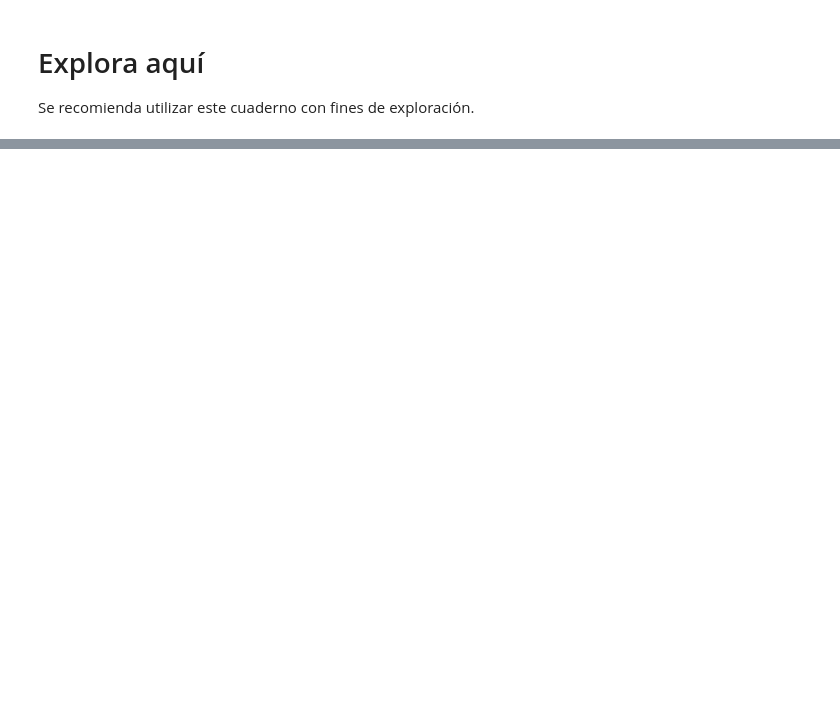
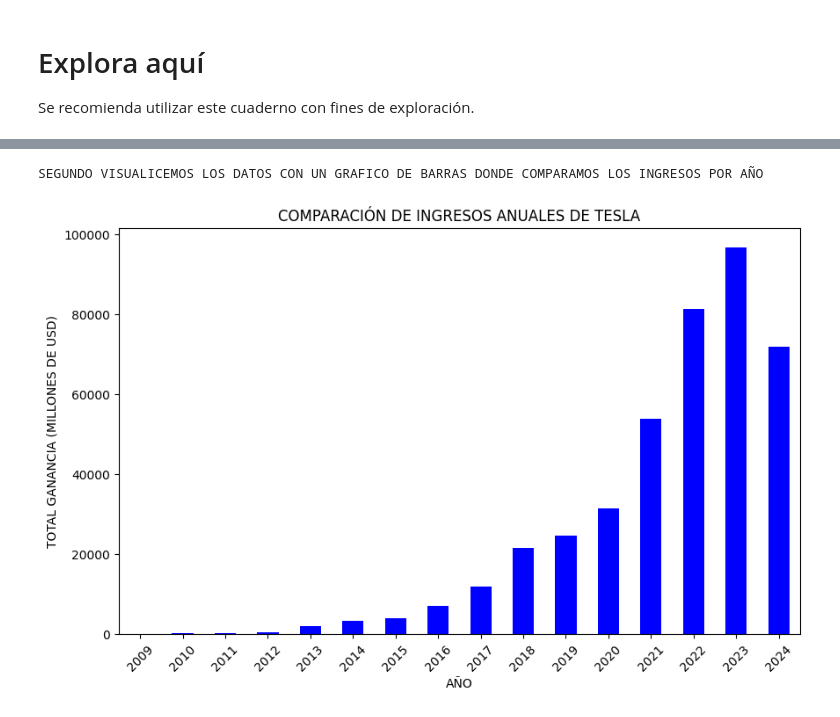
Before and after one commit to Jorge3127/web-scraping-project-tutorial-Jorge3127, a Jupyter notebook: src/explore.es.ipynb, the cells around one changed output, grey strips where cells are left out. Saved outputs shown, nothing was run; the diff lists cells and outputs as text; code cells hidden in the pictures; blank space fills up the shorter version.

```diff
--- a/src/explore.es.ipynb
+++ b/src/explore.es.ipynb
@@ -158,0 +89,17 @@ No data found in any table.
+# %%
+print("SEGUNDO VISUALICEMOS LOS DATOS CON UN GRAFICO DE BARRAS DONDE COMPARAMOS LOS INGRESOS POR AÑO")
+
+# Crear una columna con solo el año para agrupar por año
+df['Year'] = df['Date'].dt.year
+annual_revenue = df.groupby('Year')['Revenue'].sum()
+
+plt.figure(figsize=(10, 6))
+annual_revenue.plot(kind='bar', color='blue')
+plt.title("COMPARACIÓN DE INGRESOS ANUALES DE TESLA")
+plt.xlabel("AÑO")
+plt.ylabel("TOTAL GANANCIA (MILLONES DE USD)")
+plt.xticks(rotation=45)
+plt.show()
+# %% [output]
+SEGUNDO VISUALICEMOS LOS DATOS CON UN GRAFICO DE BARRAS DONDE COMPARAMOS LOS INGRESOS POR AÑO
+[figure, added]
```
Also changed, not shown: parts of 6 cells of this notebook, 1 other file.
